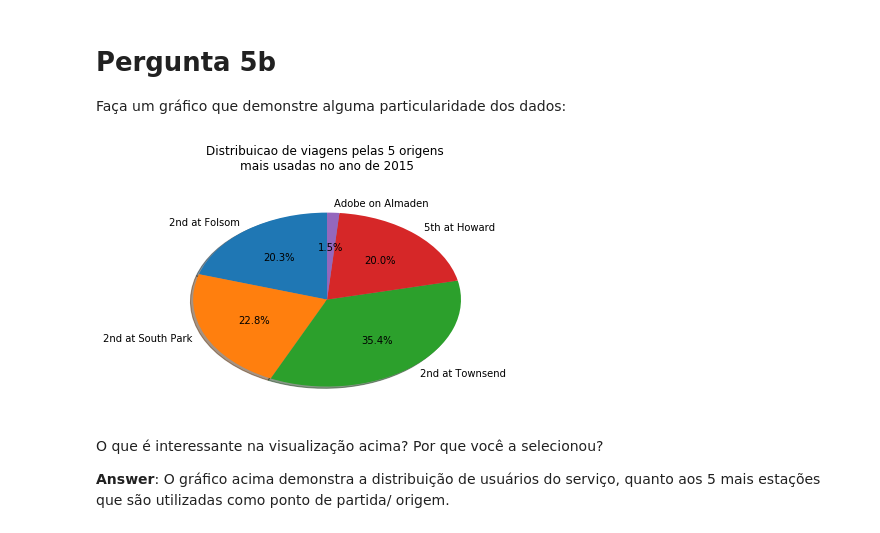
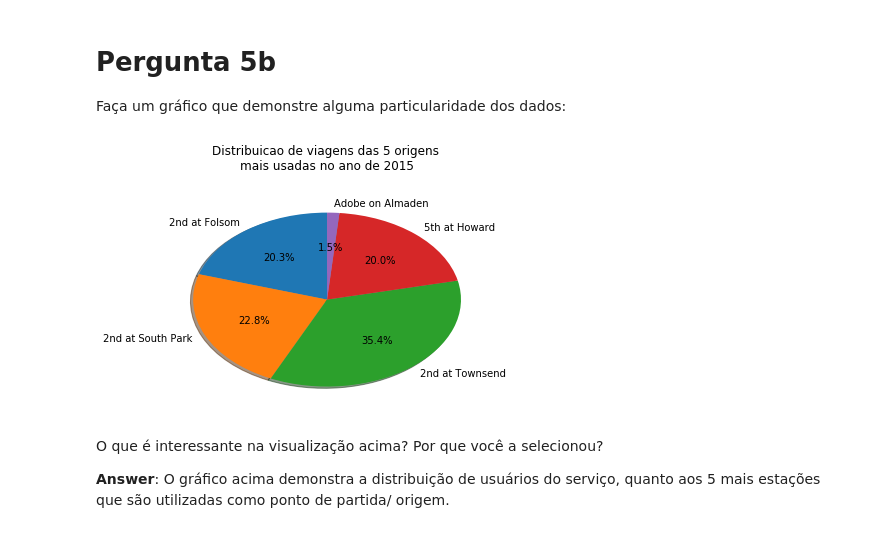
Before and after one commit to wfercosta/ndfdsi-bikeshareanalysis, a Jupyter notebook: Analise_Bay_Area_Bike_Share-NDFDSI.ipynb, the cells around one changed output. Cells and saved outputs as stored; diff of their text form; code cells hidden in the pictures.

```diff
--- a/Analise_Bay_Area_Bike_Share-NDFDSI.ipynb
+++ b/Analise_Bay_Area_Bike_Share-NDFDSI.ipynb
@@ -586,16 +586,16 @@ Faça um gráfico que demonstre alguma particularidade dos dados:
 # %%
 # Gráfico Final 2
 
 ax = data_trips_by_month.groupby(['start_city'])\
     .sum().head(5).plot(kind='pie', y='counts', legend=False,\
-                        title='Distribuicao de viagens pelas 5 origens \nmais usadas no ano de 2015\n',\
+                        title='Distribuicao de viagens das 5 origens \nmais usadas no ano de 2015\n',\
                         startangle=90,\
                         autopct='%1.1f%%', shadow=True)
 
 ax.axes.get_xaxis().set_visible(False)
 ax.axes.get_yaxis().set_visible(False)
 # %% [output]
-[figure, old version]
+[figure, new version]
 # %% [markdown]
 O que é interessante na visualização acima? Por que você a selecionou?
 
```
